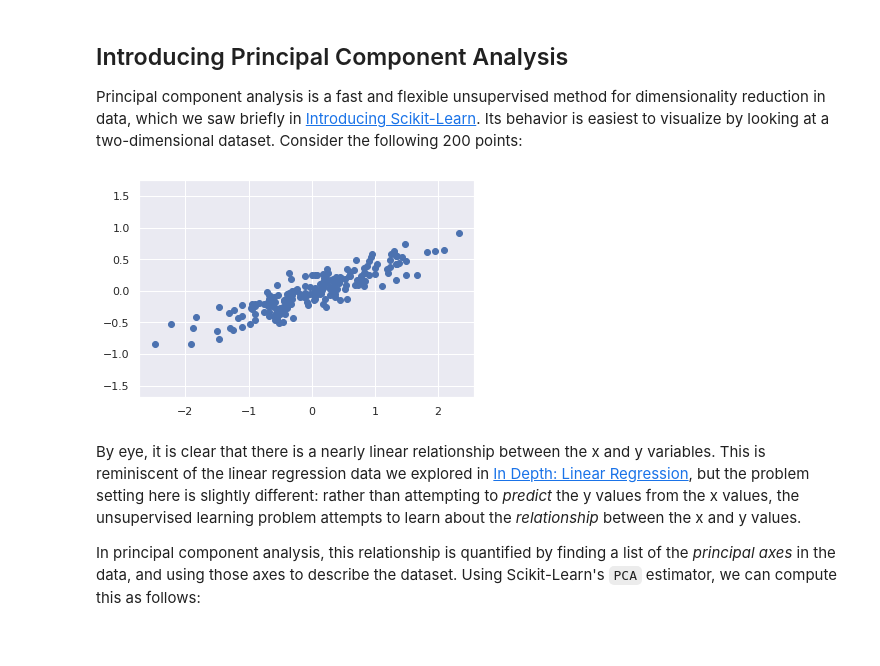
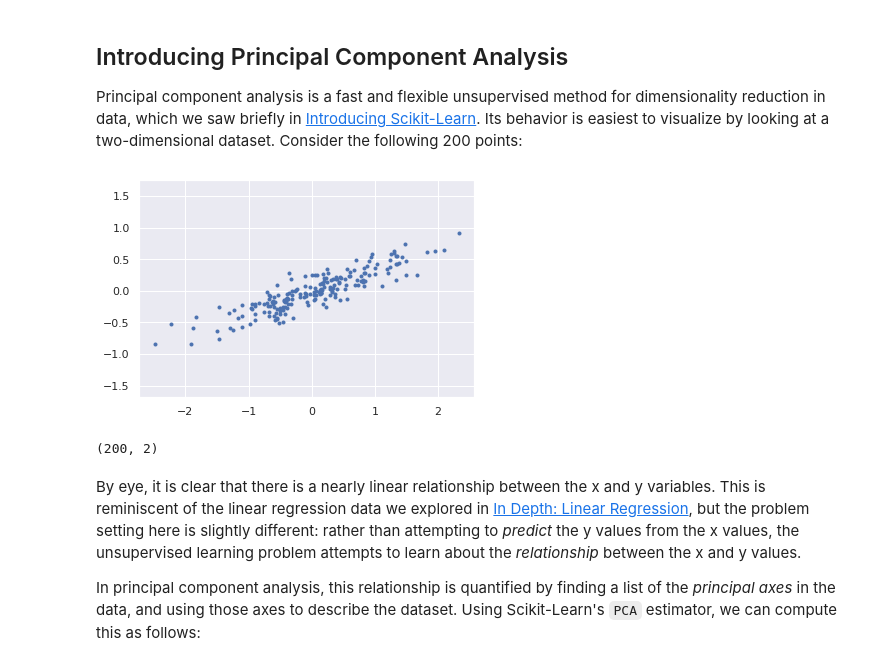
Before and after one commit to strawlab/wm01-tiger, a Jupyter notebook: lectures/lecture7/2 Principal Component Analysis.ipynb, the cells around one changed output. Cells and saved outputs as stored; diff of their text form; code cells hidden in the pictures.

```diff
--- a/lectures/lecture7/2 Principal Component Analysis.ipynb
+++ b/lectures/lecture7/2 Principal Component Analysis.ipynb
@@ -26,10 +26,14 @@ Consider the following 200 points:
 # %%
 rng = np.random.RandomState(1)
 X = np.dot(rng.rand(2, 2), rng.randn(2, 200)).T
-plt.scatter(X[:, 0], X[:, 1])
+plt.plot(X[:, 0], X[:, 1],'.')
 plt.axis('equal');
 # %% [output]
-[figure, old version]
+[figure, new version]
+# %%
+X.shape
+# %% [output]
+(200, 2)
 # %% [markdown]
 By eye, it is clear that there is a nearly linear relationship between the x and y variables.
 This is reminiscent of the linear regression data we explored in [In Depth: Linear Regression](05.06-Linear-Regression.ipynb), but the problem setting here is slightly different: rather than attempting to *predict* the y values from the x values, the unsupervised learning problem attempts to learn about the *relationship* between the x and y values.
```
Also changed, not shown: parts of 1 cell of this notebook, 2 other files.
